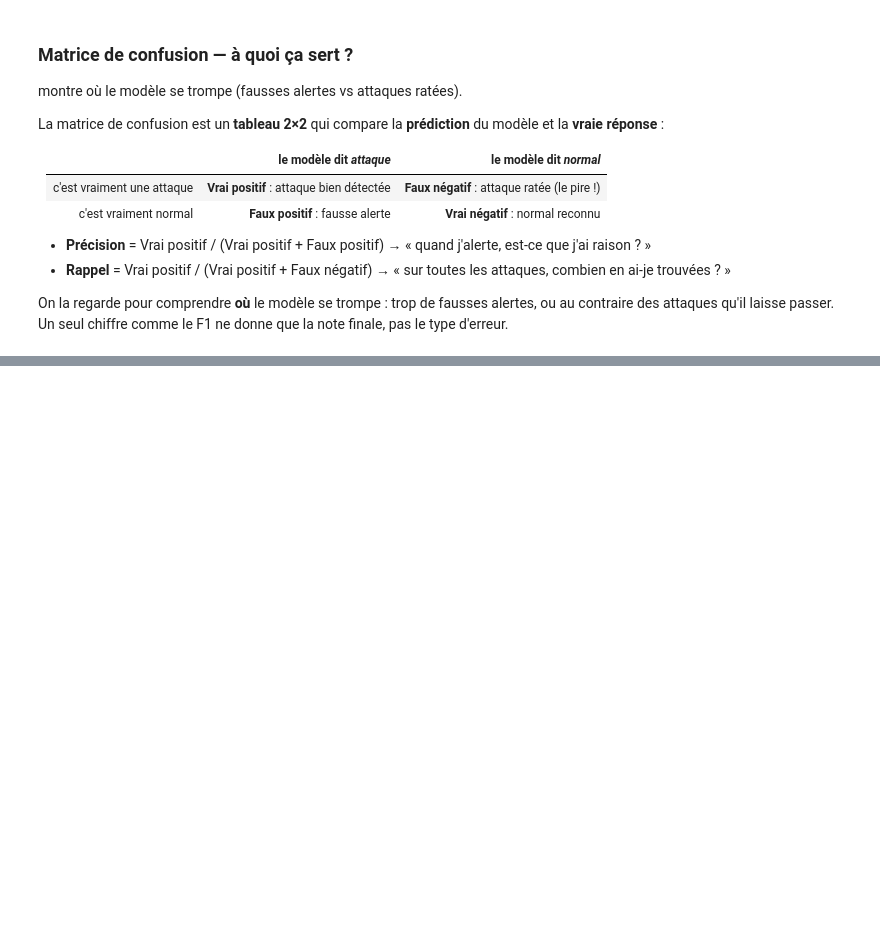
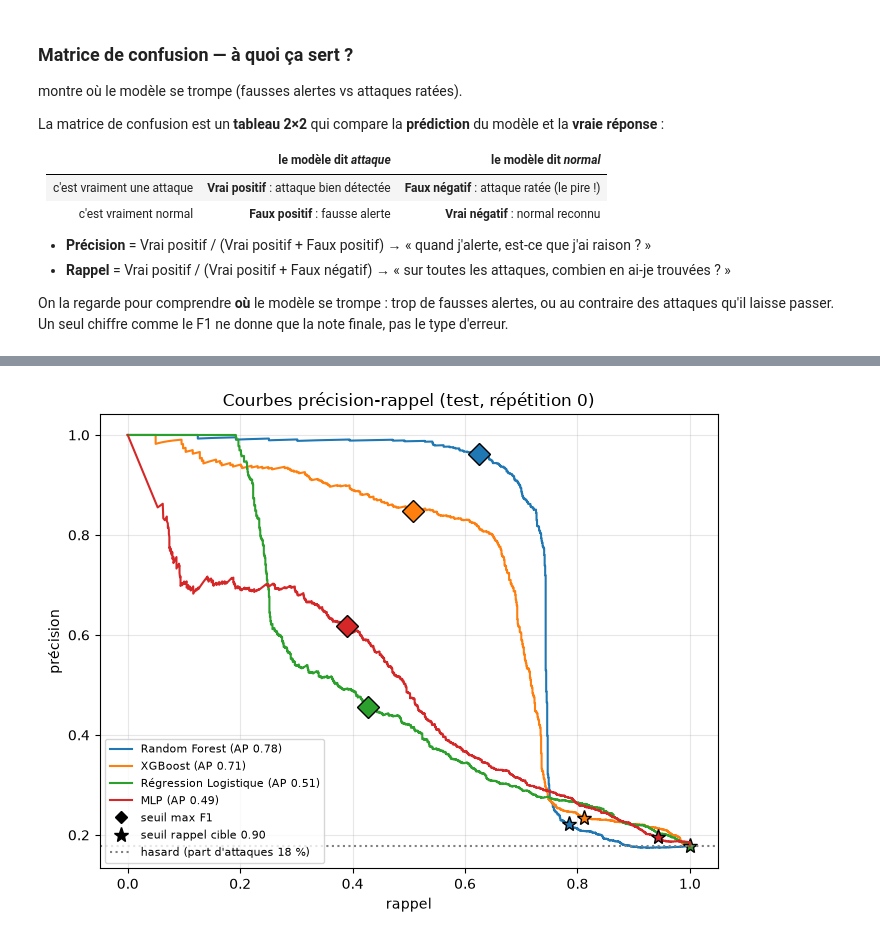
Before and after one commit to meriem135/surveillance-produits-pharmaceutiques, a Jupyter notebook: notebook/transmission/03_modeles.ipynb, the cells around one changed output, grey strips where cells are left out. Cells and saved outputs as stored; diff of their text form; code cells hidden in the pictures; blank space fills up the shorter version.

```diff
--- a/notebook/transmission/03_modeles.ipynb
+++ b/notebook/transmission/03_modeles.ipynb
@@ -68,31 +88,36 @@ print(f"train {len(train_all):,} lignes ({len(train_norm):,} normales) | val {le
 # %%
-# ===== VALIDATION CROISÉE : 5 EXAMENS AU LIEU D'UN =====
-from sklearn.model_selection import cross_val_score, StratifiedKFold
+# ===== VALIDATION CROISÉE NAÏVE : 5 EXAMENS AU LIEU D'UN (à ne pas faire) =====
+from sklearn.model_selection import cross_validate, StratifiedKFold
 from sklearn.ensemble import RandomForestClassifier
 from sklearn.linear_model import LogisticRegression
 from sklearn.neural_network import MLPClassifier
 from xgboost import XGBClassifier
 
-cv = StratifiedKFold(n_splits=5, shuffle=True, random_state=SEED)  # "stratify"
+cv = StratifiedKFold(n_splits=5, shuffle=True, random_state=SEED)  # "stratify", lignes MÉLANGÉES
 
 X_tr, y_tr = X[train_all], y[train_all]
 pos_tr = int(y_tr.sum())
 # MLP n'a pas de class_weight : on équilibre les classes à la main (même logique)
 poids_tr = np.where(y_tr == 1, len(y_tr) / (2 * pos_tr), len(y_tr) / (2 * (len(y_tr) - pos_tr)))
 
+# Mêmes réglages que transmission_models.py ; n_jobs = 3 cœurs au plus (serveur partagé)
 modeles_cv = {
     "Régression Logistique": (LogisticRegression(max_iter=1000, class_weight="balanced",
-                                                 random_state=SEED), X_s),
+                                                 random_state=SEED), X_s, None),
     "Random Forest": (RandomForestClassifier(n_estimators=300, min_samples_leaf=5,
                                              class_weight="balanced_subsample",
-                                             random_state=SEED, n_jobs=-1), X),
+                                             random_state=SEED, n_jobs=tm.N_JOBS), X, None),
     "XGBoost": (XGBClassifier(n_estimators=400, max_depth=6, learning_rate=0.05, subsample=0.8,
                               colsample_bytree=0.8, scale_pos_weight=(len(y_tr) - pos_tr) / pos_tr,
-                              eval_metric="logloss", random_state=SEED, n_jobs=8, verbosity=0), X),
+                              eval_metric="logloss", random_state=SEED, n_jobs=tm.N_JOBS, verbosity=0), X, None),
     "MLP": (MLPClassifier(hidden_layer_sizes=(64, 32), max_iter=300, early_stopping=True,
-                          random_state=SEED), X_s),
+                          random_state=SEED), X_s, {"sample_weight": poids_tr}),
 }
+scoring = ["recall", "precision", "f1"]
 
-for nom, (mod, Xm) in modeles_cv.items():
-    notes = cross_val_score(mod, Xm[train_all], y_tr, cv=cv, scoring="f1")
-    print(f"{nom:<22} F1 moyen {notes.mean():.3f} +/- {notes.std():.3f}   notes : {notes.round(2)}")
+cv_naif = {}
+for nom, (mod, Xm, params) in modeles_cv.items():
+    notes = cross_validate(mod, Xm[train_all], y_tr, cv=cv, scoring=scoring, params=params)
+    cv_naif[nom] = notes
+    print(f"{nom:<22} rappel {notes['test_recall'].mean():.3f} +/- {notes['test_recall'].std():.3f}   "
+          f"précision {notes['test_precision'].mean():.3f} +/- {notes['test_precision'].std():.3f}")
@@ -180,7 +207,7 @@ scores = {}
 # class_weight=balanced_subsample : les attaques sont moins nombreuses -> on leur donne plus de poids
 # random_state=SEED               : on fixe le hasard
 rf = RandomForestClassifier(n_estimators=300, min_samples_leaf=5, class_weight="balanced_subsample",
-                            random_state=SEED, n_jobs=-1).fit(X[train_all], y[train_all])
+                            random_state=SEED, n_jobs=tm.N_JOBS).fit(X[train_all], y[train_all])
 scores["Random Forest"] = rf.predict_proba(X)[:, 1]           # % d'arbres qui votent attaque (0 à 1)
 
 # --- XGBoost (supervisé : les arbres corrigent les erreurs des précédents) ---
@@ -193,7 +220,7 @@ scores["Random Forest"] = rf.predict_proba(X)[:, 1]           # % d'arbres qui v
 pos = int(y[train_all].sum())
 xgb = XGBClassifier(n_estimators=400, max_depth=6, learning_rate=0.05, subsample=0.8, colsample_bytree=0.8,
                     scale_pos_weight=(len(train_all) - pos) / pos, eval_metric="logloss",
-                    random_state=SEED, n_jobs=8, verbosity=0).fit(X[train_all], y[train_all])
+                    random_state=SEED, n_jobs=tm.N_JOBS, verbosity=0).fit(X[train_all], y[train_all])
 scores["XGBoost"] = xgb.predict_proba(X)[:, 1]                 # probabilité d'attaque (0 à 1)
 print("2 modèles supervisés entraînés (les 2 autres arrivent juste après)")
 
@@ -300,8 +374,18 @@ plt.show()
 # %%
-plt.figure(figsize=(6, 5))
+# Courbes précision-rappel du test ; les deux seuils (choisis sur la validation) sont marqués
+plt.figure(figsize=(7, 5.5))
 for nom, s in scores.items():
     p, r, _ = precision_recall_curve(y[test_idx], s[test_idx])
-    plt.plot(r, p, label=f"{nom} (AP {average_precision_score(y[test_idx], s[test_idx]):.2f})")
+    ligne, = plt.plot(r, p, label=f"{nom} (AP {average_precision_score(y[test_idx], s[test_idx]):.2f})")
+    for nom_seuil, marque in (("max F1", "D"), (f"rappel {CIBLE:.2f}", "*")):
+        pred = s[test_idx] >= seuils[nom][nom_seuil]
+        tp = (pred & (y[test_idx] == 1)).sum()
+        plt.plot(tp / (y[test_idx] == 1).sum(), tp / max(1, pred.sum()), marque, ms=11, color=ligne.get_color(),
+                 mec="k")
+plt.plot([], [], "kD", label="seuil max F1"); plt.plot([], [], "k*", ms=11, label=f"seuil rappel cible {CIBLE:.2f}")
+plt.axhline(y[test_idx].mean(), ls=":", c="grey", label=f"hasard (part d'attaques {100 * y[test_idx].mean():.0f} %)")
 plt.xlabel("rappel"); plt.ylabel("précision"); plt.title("Courbes précision-rappel (test, répétition 0)")
-plt.legend(); plt.grid(alpha=0.3); plt.tight_layout()
+plt.legend(fontsize=8); plt.grid(alpha=0.3); plt.tight_layout()
+# %% [output]
+[figure, added]
 # %%
```
Also changed, not shown: parts of 19 cells of this notebook, 3 other files.
